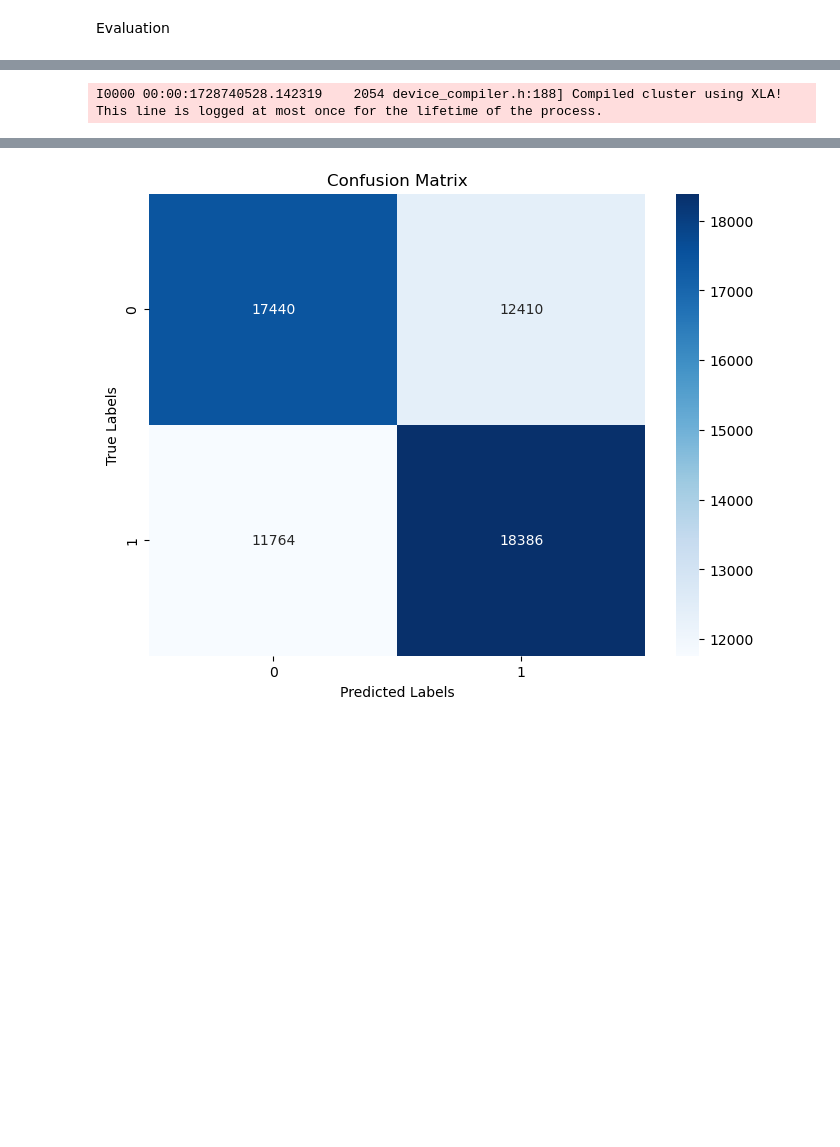
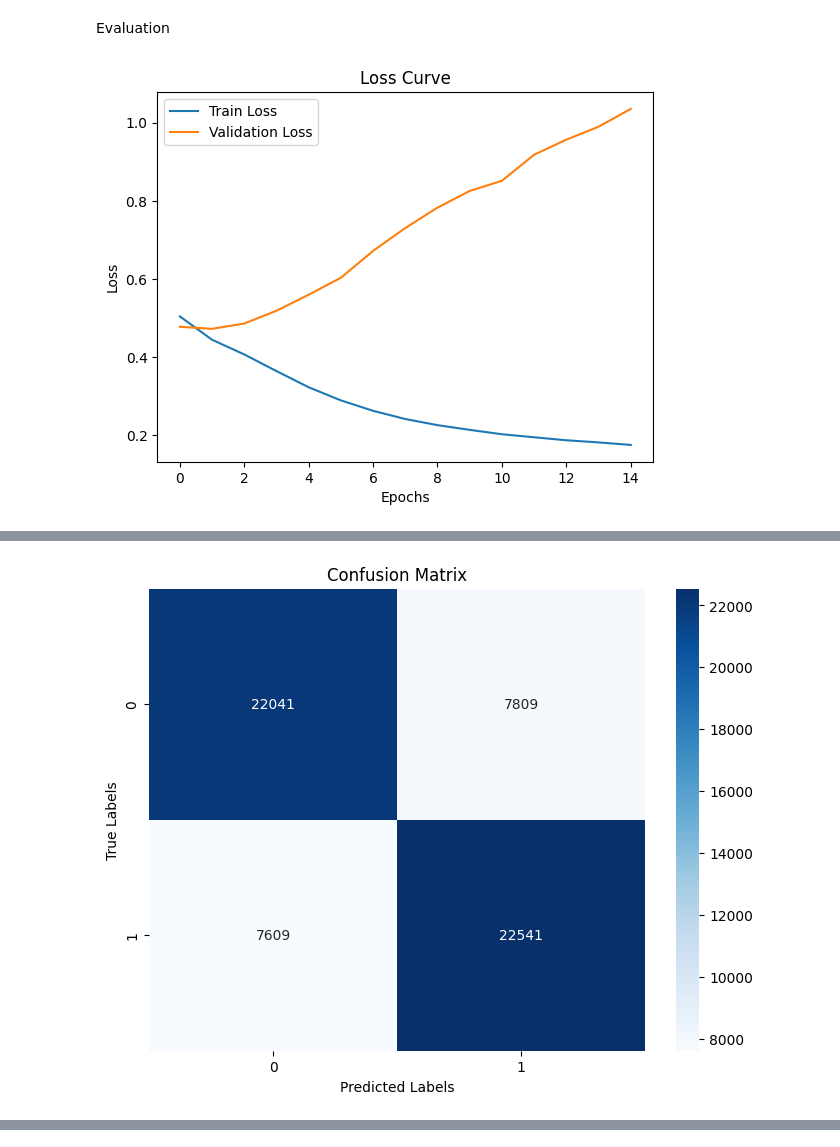
Before and after one commit to STANJAME/5318a2, a Jupyter notebook: a.ipynb, the cells around one changed output, grey strips where cells are left out. Cells and saved outputs as stored; diff of their text form; code cells hidden in the pictures; blank space fills up the shorter version.

```diff
--- a/a.ipynb
+++ b/a.ipynb
@@ -605,6 +621,12 @@ Test Accuracy: 0.7657
 # %% [markdown]
 Define and train model in best parameters combination
 # %%
+from tensorflow.keras.models import Sequential
+from tensorflow.keras.layers import Conv1D, MaxPooling1D, Dense, Embedding, Dropout, Flatten, Input
+from tensorflow.keras.optimizers import Adam
+from tensorflow.keras.models import Sequential
+from tensorflow.keras.layers import LSTM, Dense, Embedding, Dropout, Input
+from tensorflow.keras.optimizers import Adam
 def create_cnnmodel(optimizer='adam', filters=64, kernel_size=5, dropout_rate=0.5):
     sequence_length = 50
     model = Sequential()
@@ -631,7 +653,7 @@ def create_lstm_model(optimizer='adam',output_dim=50 ,units=64,dropout_rate=0.5)
     model.compile(optimizer=optimizer, loss='binary_crossentropy', metrics=['accuracy'])
     return model
 
-best_cnn_e=create_cnnmodel('rmsprop',32,3,0.2)
+best_cnn_e=create_cnnmodel('adam',32,3,0.2)
 history1=best_cnn_e.fit(X_train,y_train,epochs=15, batch_size=128, validation_split=0.2)
 best_lstm_e=create_lstm_model(optimizer='adam',output_dim=150,units=64,dropout_rate=0.3)
 history2=best_lstm_e.fit(X_train,y_train,epochs=5,batch_size=64,validation_split=0.2)
@@ -638,14 +678,11 @@ history2=best_lstm_e.fit(X_train,y_train,epochs=5,batch_size=64,validation_split
 # %% [markdown]
 Evaluation
 # %%
-from tensorflow.keras.models import clone_model
 import matplotlib.pyplot as plt
 import seaborn as sns
 from sklearn.metrics import confusion_matrix
 
-def draw_loss_curve(model,optimizer,loss,metrics,X_train,y_train):
-    model.compile(optimizer=optimizer.name, loss=loss, metrics=[m.name if hasattr(m, 'name') else m for m in metrics])
-    history = model.fit(X_train, y_train, epochs=10, batch_size=32, validation_split=0.2)
+def draw_loss_curve(history):
     train_loss = history.history['loss']
     val_loss = history.history['val_loss']
 
@@ -655,33 +692,37 @@ def draw_loss_curve(model,optimizer,loss,metrics,X_train,y_train):
 
     # 添加图例、标题和标签
     plt.title('Loss Curve')
     plt.xlabel('Epochs')
     plt.ylabel('Loss')
     plt.legend()
 
     # 显示图形
     plt.show()
 
 def draw_conf_matrix(y_pre,y_test):
     y_pre_classes = (y_pre> 0.5).astype("int32")
     conf_matrix = confusion_matrix(y_test, y_pre_classes)
     plt.figure(figsize=(8, 6))
     sns.heatmap(conf_matrix, annot=True, fmt='d', cmap='Blues')
 
     # 添加标题和标签
     plt.title('Confusion Matrix')
     plt.xlabel('Predicted Labels')
     plt.ylabel('True Labels')
 
     # 显示图像
     plt.show()
 
-def eva(model,X_train,X_test,y_train,y_test):
+def eva(model,history,X_test,y_test):
     # draw loss curve
-    #draw_loss_curve(clone_model(model),model.optimizer,model.loss,model.metrics,X_train,y_train)
+    draw_loss_curve(model.history)
     # draw confusion matrix
     y_pre=model.predict(X_test)
     draw_conf_matrix(y_pre,y_test)
 
-eva(best_cnn,X_train,X_test,y_train,y_test)
+models=[[best_cnn_e,history1],[best_lstm_e,history2]]
+
+for model,history in models:
+    eva(model,history,X_test,y_test)
 # %% [output]
+[figure, new version]
@@ -692,0 +730 @@ I0000 00:00:1728740527.457391    2054 service.cc:154]   StreamExecutor device (0
+[figure, added]
@@ -694 +732,0 @@ I0000 00:00:1728740527.457391    2054 service.cc:154]   StreamExecutor device (0
-I0000 00:00:1728740528.142319    2054 device_compiler.h:188] Compiled cluster using XLA!  This line is logged at most once for the lifetime of the process.
@@ -696 +732,0 @@ I0000 00:00:1728740528.142319    2054 device_compiler.h:188] Compiled cluster us
-[figure, old version]
```
Also changed, not shown: parts of 7 cells of this notebook.
